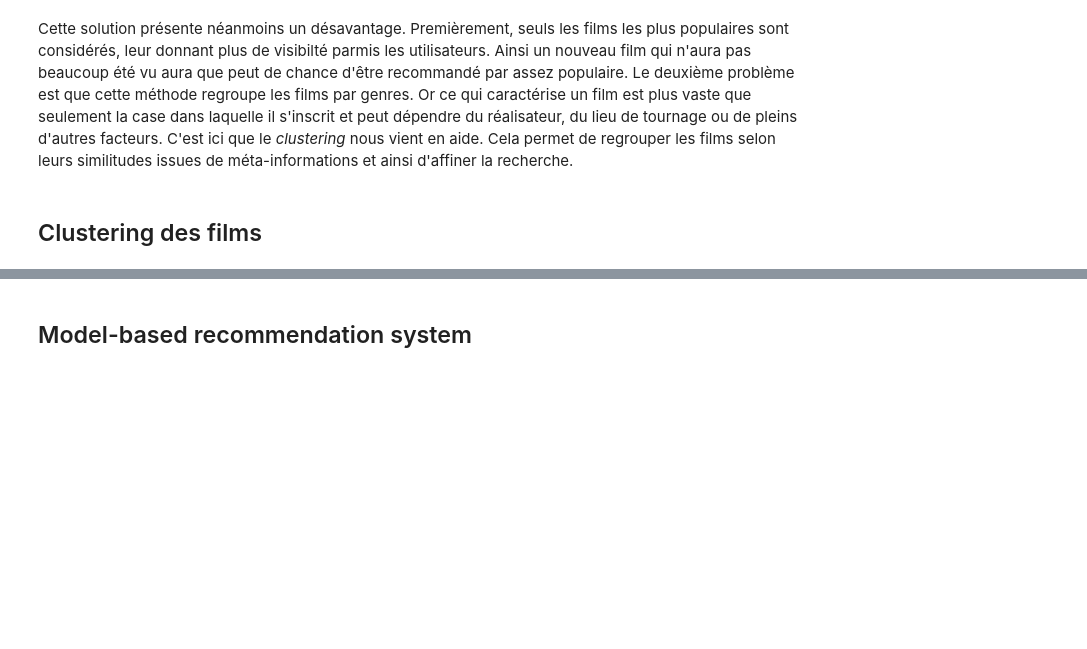
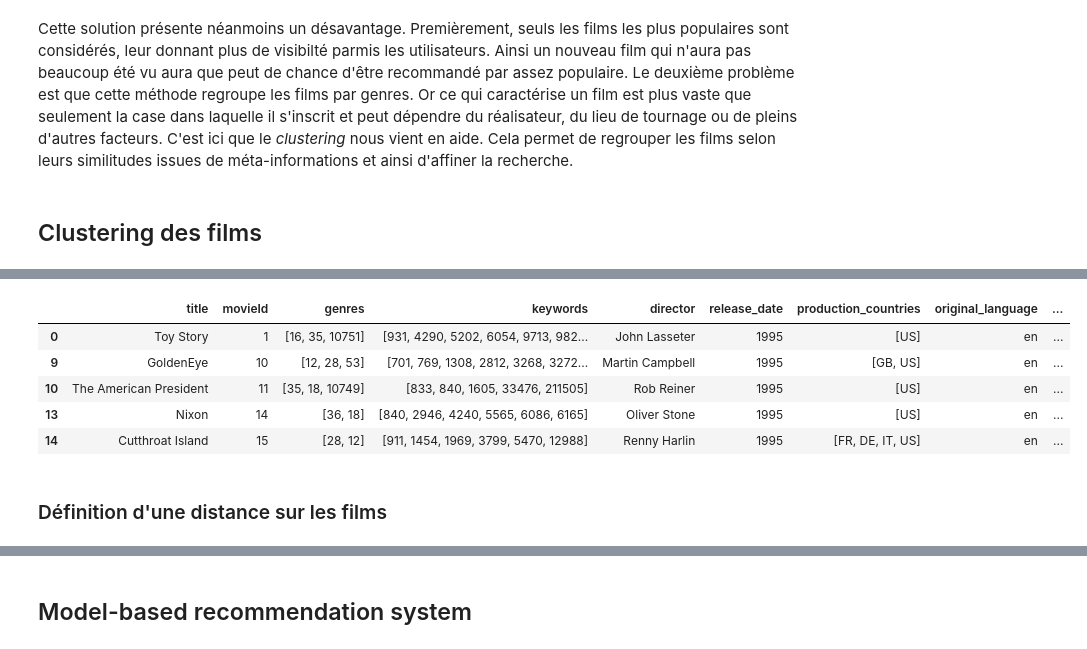
Before and after one commit to AnitaDurr/MovieRecommandation, a Jupyter notebook: MovieNotebook.ipynb, the cells around one changed output, grey strips where cells are left out. Drawn from its saved outputs; the diff is of its cells as text; code cells hidden in the pictures; blank space fills up the shorter version.

```diff
--- a/MovieNotebook.ipynb
+++ b/MovieNotebook.ipynb
@@ -925,0 +799,30 @@ Cette solution présente néanmoins un désavantage. Premièrement, seuls les fi
+# %%
+def simplify_date(date):
+
+    if isinstance(date, str):
+        return int(date[:4])
+
+    return date
+# %%
+cluster_features.release_date = cluster_features.release_date.apply(simplify_date)
+# %%
+def simplify_countries(countries):
+
+    if isinstance(countries, str):
+        pattern = re.compile(r"'iso_3166_1': ...")
+        return [w[15:] for w in pattern.findall(countries)]
+
+    return genres
+# %%
+cluster_features.production_countries = cluster_features.production_countries.apply(simplify_countries)
+# %%
+cluster_features.head()
+# %% [output]
+|  | title | movieId | genres | keywords | director | release_date | production_countries | original_language | ... |
+| 0 | Toy Story | 1 | [16, 35, 10751] | [931, 4290, 5202, 6054, 9713, 982... | John Lasseter | 1995 | [US] | en | ... |
+| 9 | GoldenEye | 10 | [12, 28, 53] | [701, 769, 1308, 2812, 3268, 3272... | Martin Campbell | 1995 | [GB, US] | en | ... |
+| 10 | The American President | 11 | [35, 18, 10749] | [833, 840, 1605, 33476, 211505] | Rob Reiner | 1995 | [US] | en | ... |
+| 13 | Nixon | 14 | [36, 18] | [840, 2946, 4240, 5565, 6086, 6165] | Oliver Stone | 1995 | [US] | en | ... |
+| 14 | Cutthroat Island | 15 | [28, 12] | [911, 1454, 1969, 3799, 5470, 12988] | Renny Harlin | 1995 | [FR, DE, IT, US] | en | ... |
+# %% [markdown]
+### Définition d'une distance sur les films
```
Also changed, not shown: parts of 98 cells of this notebook.
